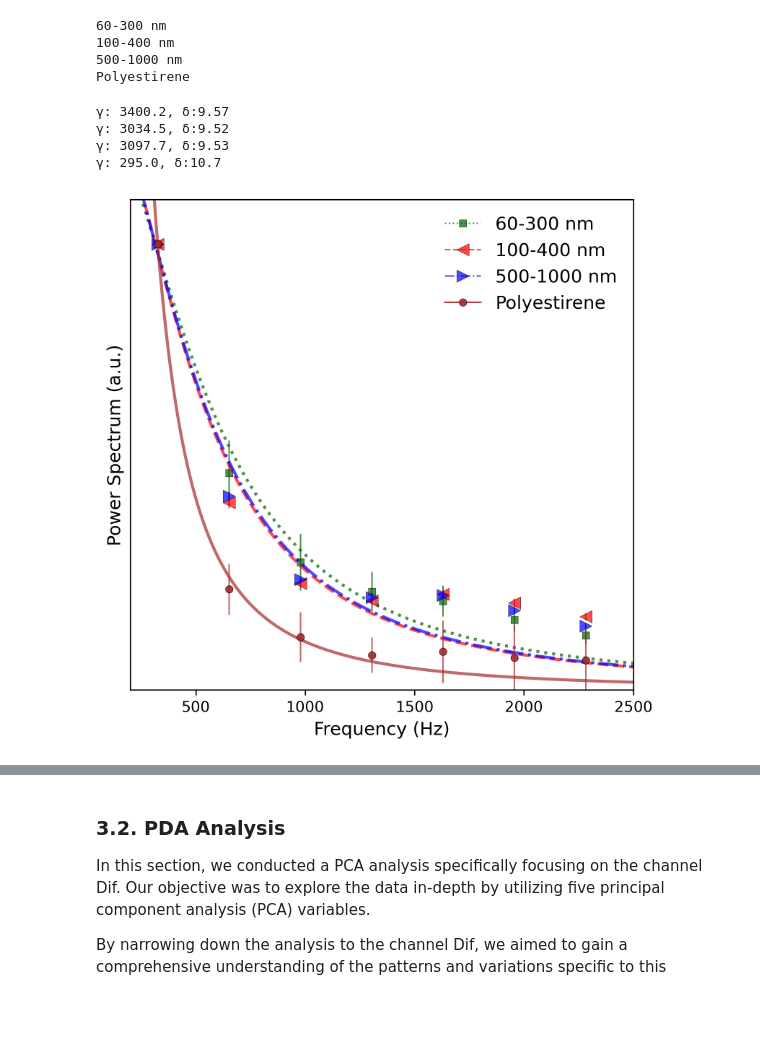
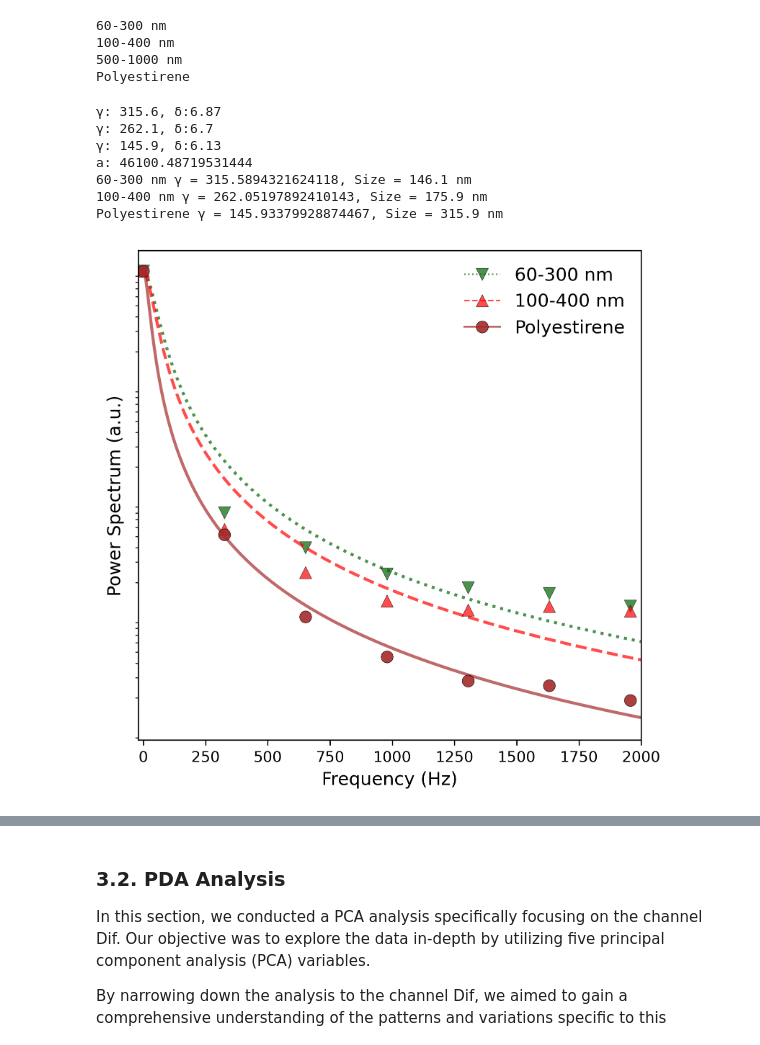
Before and after one commit to davidalejandromiranda/fedsa_public, a Jupyter notebook: data_processing.ipynb, the cells around one changed output, grey strips where cells are left out. Drawn from its saved outputs; the diff is of its cells as text; code cells hidden in the pictures; blank space fills up the shorter version.

```diff
--- a/data_processing.ipynb
+++ b/data_processing.ipynb
@@ -21,7 +21,10 @@ from scipy.optimize import curve_fit, basinhopping
 ## 2. Methods
 # %%
 def fitting_function(w, a, b):
-    return a / (w**2 + b)
+    return a/(w**2 + b)
+
+def fitting_function2(w, a, b):
+    return np.log(a) - np.log(w**2 + b)
 
 def rsme(p, w, y, γmax=np.inf):
     a, b = p
@@ -50,7 +53,7 @@ def get_fitting_params(f, y, maxfev=100, ftol=1e-10, xtol=1e-10, method='trf',
         p = x.x
         print('\tbasinhopping fitting_funct(x):', x.fun)
     if method == 'lm' or method == 'trf':
-        p, covariance = curve_fit(fitting_function, w, Y, ftol=ftol, xtol=xtol, method=method, maxfev=maxfev)
+        p, covariance = curve_fit(fitting_function2, w, np.log(Y), ftol=ftol, xtol=xtol, method=method, maxfev=maxfev)
     if verbose:
         a, b = p
         print(f'γ: {np.sqrt(b):0.1f}, δ:{np.log(np.pi * a/np.sqrt(b)):0.3g}')
@@ -64,12 +67,12 @@ def get_power_spectrum_fitting(p, fmin=250, fmax=2500):
     yfit = fitting_function(2*np.pi*ffit, a, b)
     return ffit, yfit
 # %%
-def set_mean_str_normalize(label, particles_data, exclude=[]):
+def set_mean_str_normalize(label, particles_data, norm_freq_index=0, exclude=[]):
     if label is None:
         return particles_data
     columns = [c for c in particles_data.columns if label+'_' in c and not c in exclude]
     def normalize_by_second_row(column):
-        return column / column.iloc[1]
+        return column / column.iloc[norm_freq_index]
     particles_data[columns] = particles_data[columns].apply(normalize_by_second_row, axis=0)
     particles_data[label] = particles_data[columns].mean(axis=1)
     particles_data[f'std({label})'] = particles_data[columns].std(axis=1)
@@ -113,3 +128,11 @@ def plot_particles_power_spectrum(particles_data, particles_info, fitt_data=True
+# %%
+def calculate_sizes(particles_sizes, gold_standard='Polyestirene', size_gold_standard=315.9, verbose=True):
+    a = particles_sizes[gold_standard]['gamma'] * size_gold_standard
+    if verbose:
+        print('a:', a)
+    for k in particles_sizes.keys():
+        γ = particles_sizes[k]['gamma']
+        print(k, f'γ = {γ}, Size = {a/γ:0.1f} nm')
 # %%
 def get_pca(df, columns, n_components=2, target_column='class'):
     features = df[columns]
@@ -273,8 +296,8 @@ particles_info = [
         {
             'label':'60-300 nm',
             'linestyle':'dotted',
-            'marker':'s',
-            'markersize':5,
+            'marker':'v',
+            'markersize':8,
             'linewidth': 1,
             'color':'darkgreen',
             'alpha':0.7,
@@ -285,7 +308,7 @@ particles_info = [
         {
             'label':'100-400 nm',
             'linestyle':'--',
-            'marker':'<',
+            'marker':'^',
             'markersize':8,
             'linewidth': 1,
             'color':'red',
@@ -310,7 +333,7 @@ particles_info = [
             'label':'Polyestirene',
             'linestyle':'-',
             'marker':'o',
-            'markersize':5,
+            'markersize':8,
             'linewidth': 1,
             'color':'brown',
             'alpha':0.9,
@@ -331,17 +354,23 @@ particles_data.to_clipboard(index=False, sep=',')
 500-1000 nm
 Polyestirene
 # %%
-plot_particles_power_spectrum(
+particles_info_ = [particles_info[i] for i in [0, 1, 3]]
+particles_sizes = plot_particles_power_spectrum(
     particles_data,
-    particles_info,
+    particles_info_,
     fontsize=12, dpi=300,
-    fmin=200, fmax=2500,
+    fmin=-20, fmax=2000,
     method='lm',
     γmax=9000,
-    show_error_bars=True)
+    show_error_bars=False,
+    log_scale=True)
+calculate_sizes(particles_sizes)
 # %% [output]
-γ: 3400.2, δ:9.57
-γ: 3034.5, δ:9.52
-γ: 3097.7, δ:9.53
-γ: 295.0, δ:10.7
+γ: 315.6, δ:6.87
+γ: 262.1, δ:6.7
+γ: 145.9, δ:6.13
+a: 46100.48719531444
+60-300 nm γ = 315.5894321624118, Size = 146.1 nm
+100-400 nm γ = 262.05197892410143, Size = 175.9 nm
+Polyestirene γ = 145.93379928874467, Size = 315.9 nm
-[figure, old version]
+[figure, new version]
```
Also changed, not shown: parts of 6 cells of this notebook.
